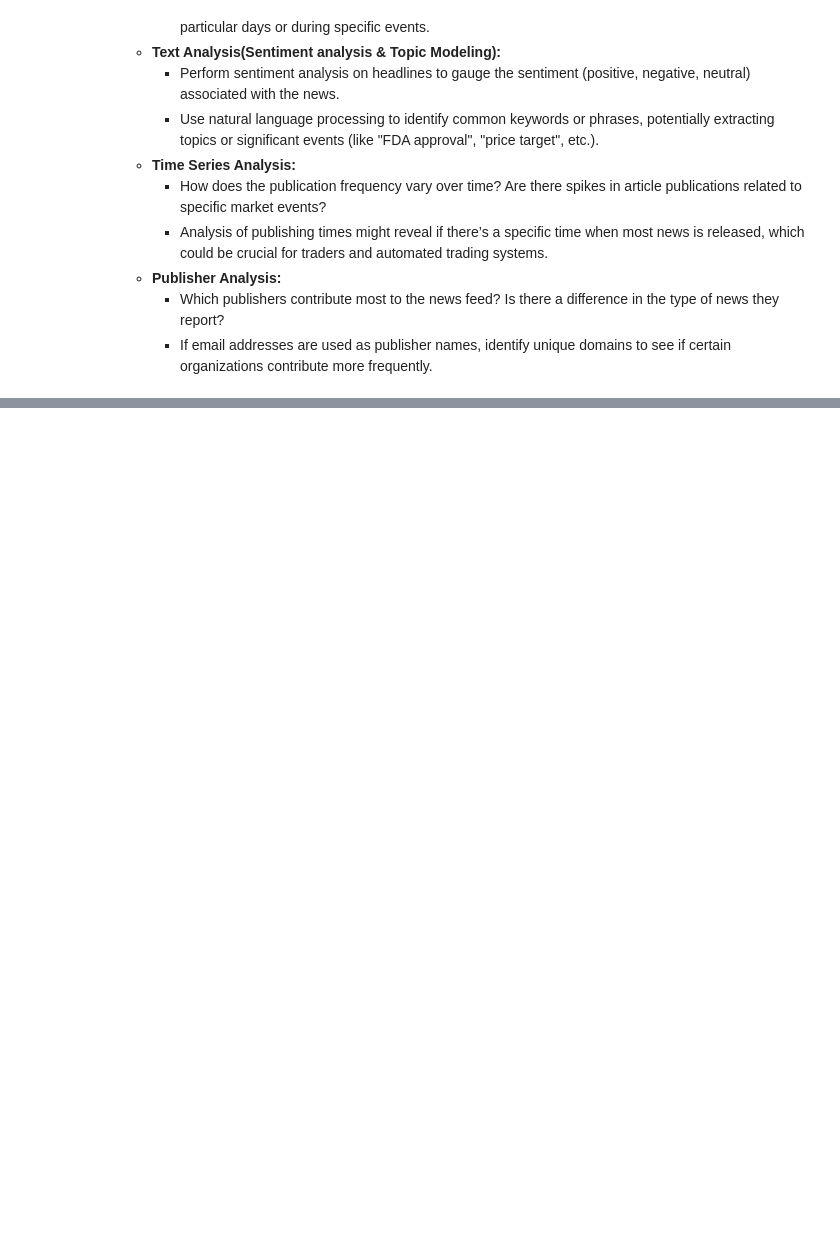
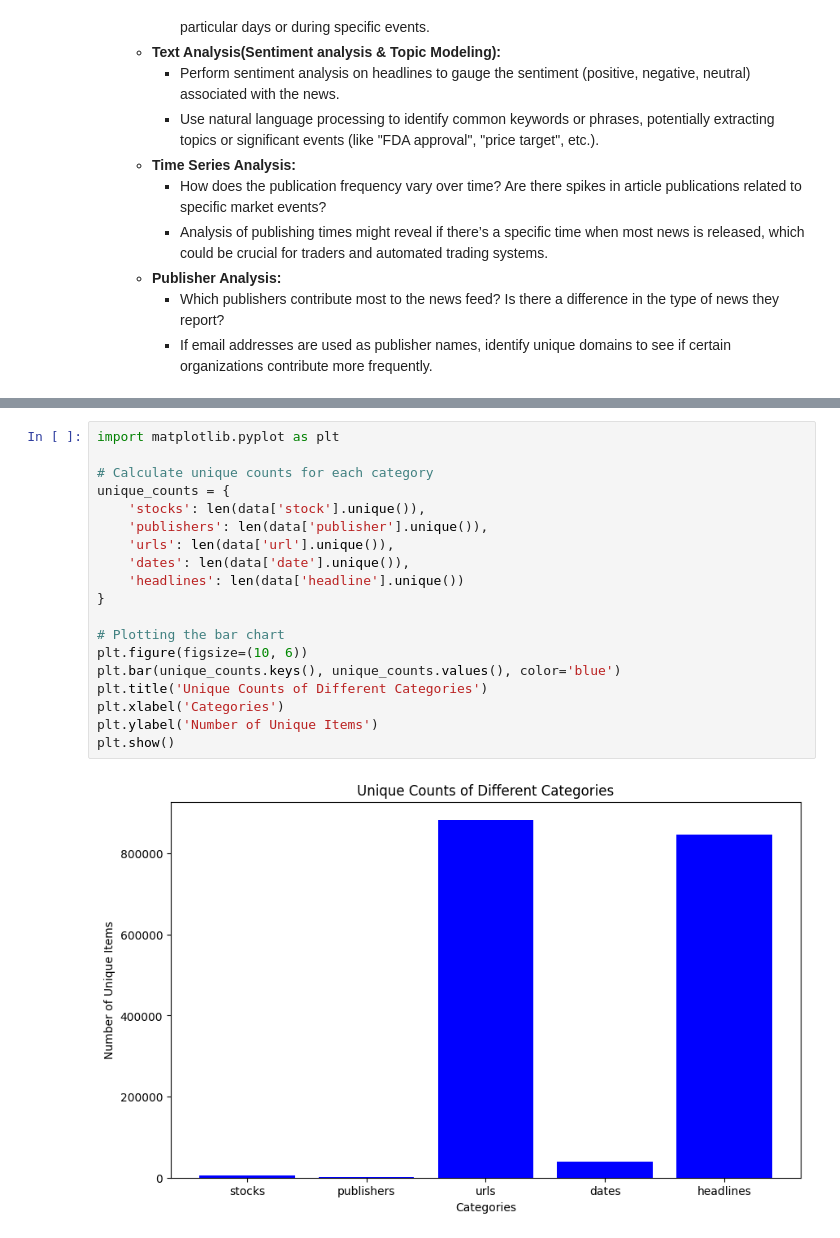
Before and after one commit to tedoaba/KAIM-W1, a Jupyter notebook: kaim-week1-task-1.ipynb, the cells around one changed output, grey strips where cells are left out. Drawn from its saved outputs; the diff is of its cells as text; blank space fills up the shorter version.

```diff
--- a/kaim-week1-task-1.ipynb
+++ b/kaim-week1-task-1.ipynb
@@ -72,0 +181,21 @@ data.head()
+# %%
+import matplotlib.pyplot as plt
+
+# Calculate unique counts for each category
+unique_counts = {
+    'stocks': len(data['stock'].unique()),
+    'publishers': len(data['publisher'].unique()),
+    'urls': len(data['url'].unique()),
+    'dates': len(data['date'].unique()),
+    'headlines': len(data['headline'].unique())
+}
+
+# Plotting the bar chart
+plt.figure(figsize=(10, 6))
+plt.bar(unique_counts.keys(), unique_counts.values(), color='blue')
+plt.title('Unique Counts of Different Categories')
+plt.xlabel('Categories')
+plt.ylabel('Number of Unique Items')
+plt.show()
+# %% [output]
+[figure, added]
```
Also changed, not shown: parts of 17 cells of this notebook.
